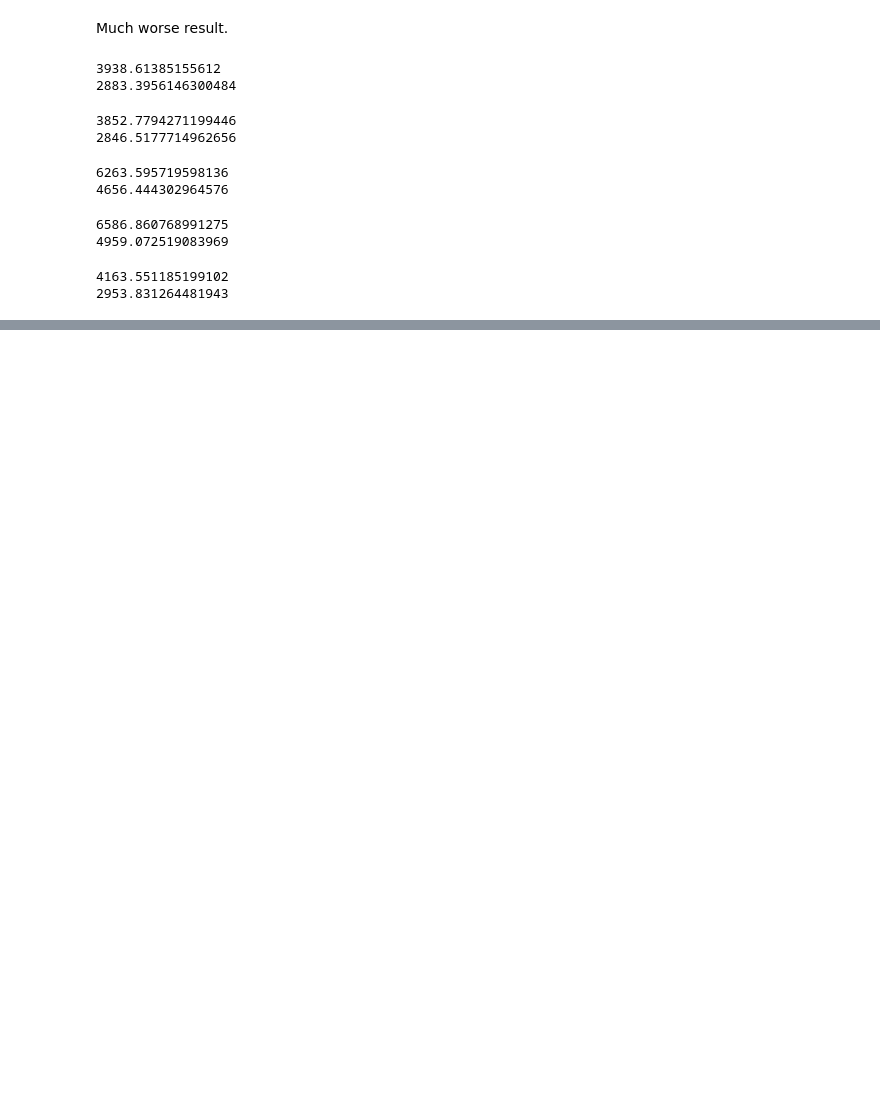
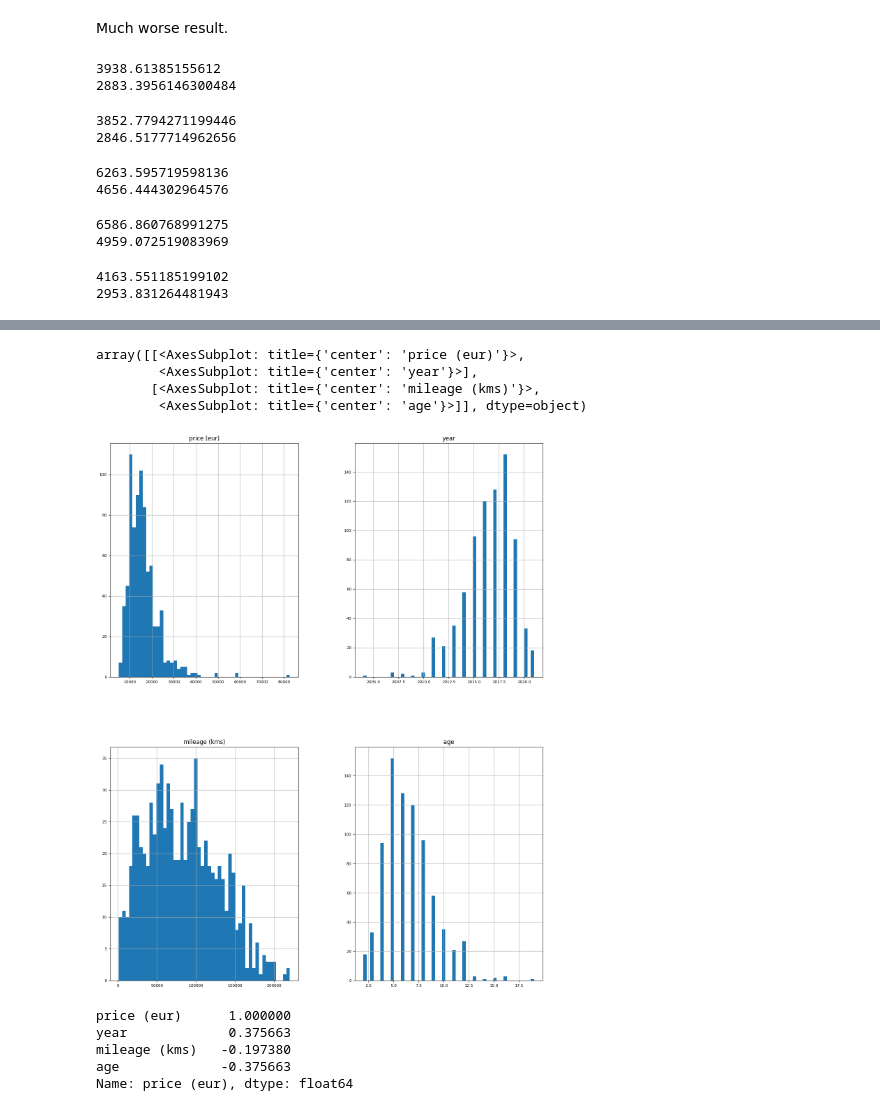
Before and after one commit to minat14/Car-Price-Prediction, a Jupyter notebook: Task2/Car Price Prediction Task 2.ipynb, the cells around one changed output, grey strips where cells are left out. Drawn from its saved outputs; the diff is of its cells as text; code cells hidden in the pictures; blank space fills up the shorter version.

```diff
--- a/Task2/Car Price Prediction Task 2.ipynb
+++ b/Task2/Car Price Prediction Task 2.ipynb
@@ -233,0 +252,4 @@ print(errors2)
+# %%
+df_num = df.select_dtypes(include = ['float64', 'int64'])
+df_num = df_num.drop(['Unnamed: 0'], axis=1)
+df_num.head()
@@ -233,0 +263,20 @@ print(errors2)
+# %%
+"""Seeing distribution of numerical values"""
+df_num.hist(figsize=(16, 20), bins=50, xlabelsize=8, ylabelsize=8)
+# %% [output]
+array([[<AxesSubplot: title={'center': 'price (eur)'}>,
+        <AxesSubplot: title={'center': 'year'}>],
+       [<AxesSubplot: title={'center': 'mileage (kms)'}>,
+        <AxesSubplot: title={'center': 'age'}>]], dtype=object)
+[figure, added]
+# %%
+"""Checking which numerical columns correlate with price"""
+df_num_corr = df_num.corr()['price (eur)']
+features_list = df_num_corr[abs(df_num_corr) > 0.1].sort_values(ascending=False)
+print(features_list)
+# %% [output]
+price (eur)      1.000000
+year             0.375663
+mileage (kms)   -0.197380
+age             -0.375663
+Name: price (eur), dtype: float64
```
Also changed, not shown: parts of 7 cells of this notebook.
